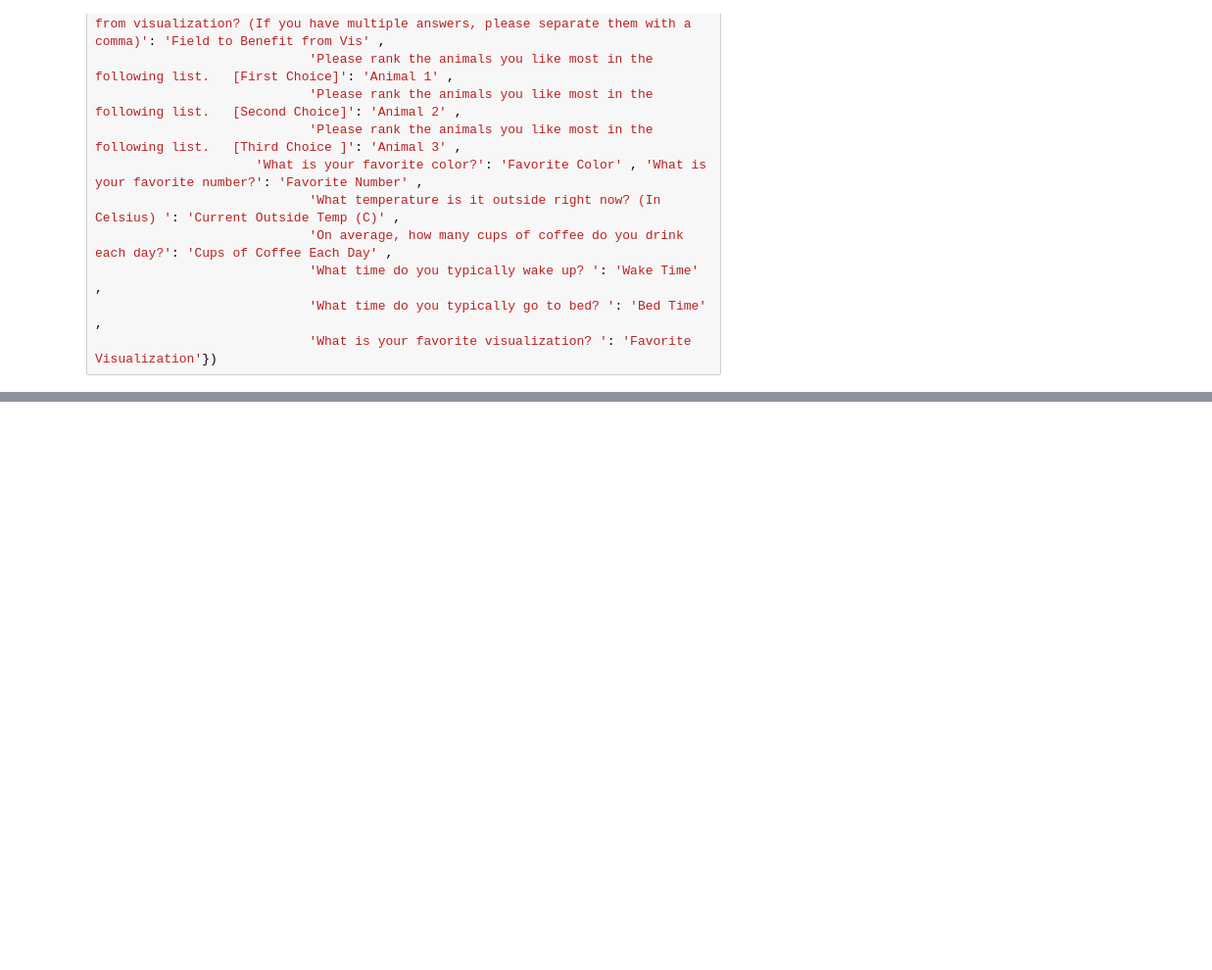
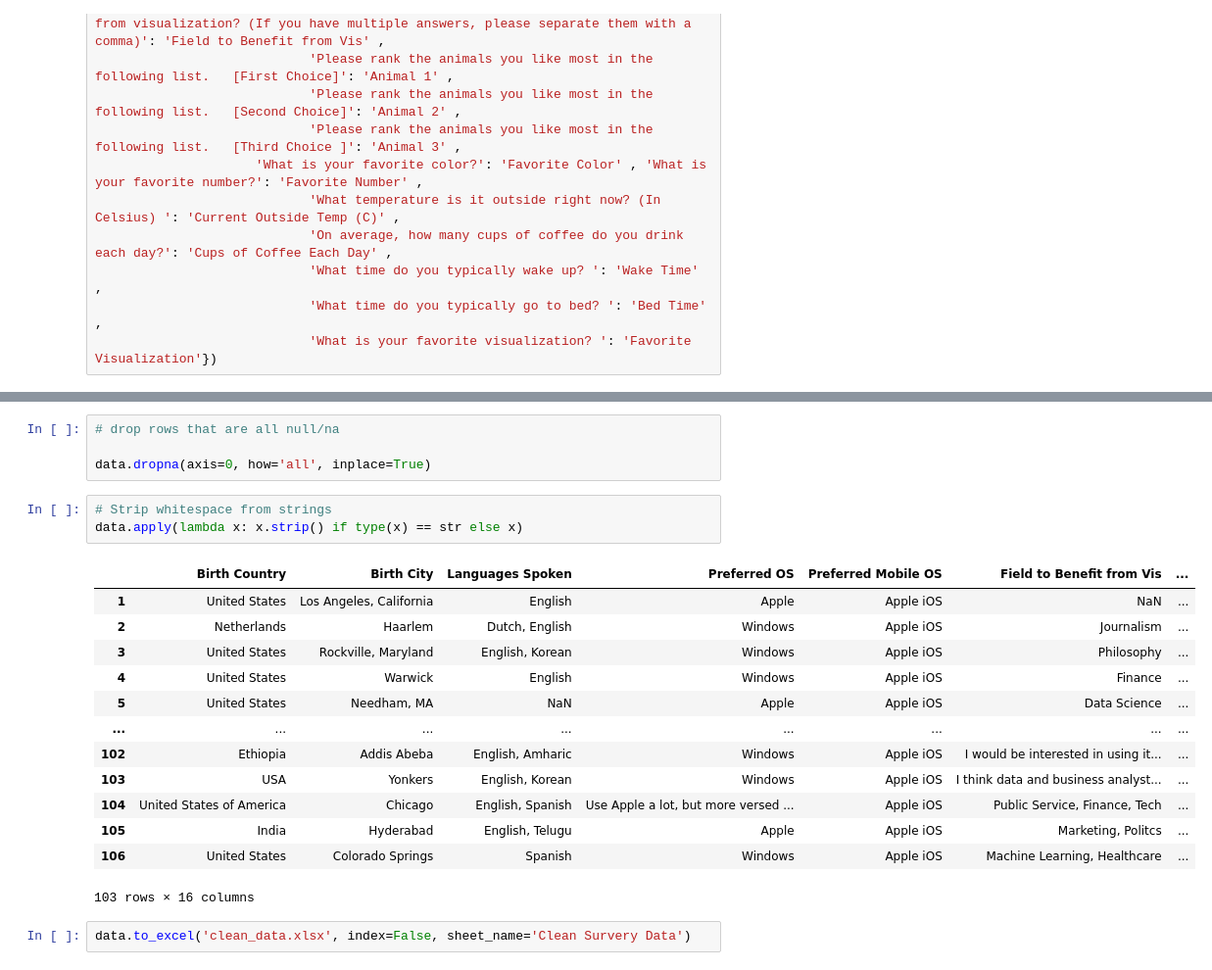
Before and after one commit to jjz17/DS4200-HW2, a Jupyter notebook: data_wrangling.ipynb, the cells around one changed output, grey strips where cells are left out. Shown: that part at 98% size. Saved outputs shown, nothing was run; the diff lists cells and outputs as text; blank space fills up the shorter version.

Commit message:
Cleaned and exported data

```diff
--- a/data_wrangling.ipynb
+++ b/data_wrangling.ipynb
@@ -243,0 +226,23 @@ data
+# %%
+# drop rows that are all null/na
+
+data.dropna(axis=0, how='all', inplace=True)
+# %%
+# Strip whitespace from strings
+data.apply(lambda x: x.strip() if type(x) == str else x)
+# %% [output]
+|  | Birth Country | Birth City | Languages Spoken | Preferred OS | Preferred Mobile OS | Field to Benefit from Vis | ... |
+| 1 | United States | Los Angeles, California | English | Apple | Apple iOS | NaN | ... |
+| 2 | Netherlands | Haarlem | Dutch, English | Windows | Apple iOS | Journalism | ... |
+| 3 | United States | Rockville, Maryland | English, Korean | Windows | Apple iOS | Philosophy | ... |
+| 4 | United States | Warwick | English | Windows | Apple iOS | Finance | ... |
+| 5 | United States | Needham, MA | NaN | Apple | Apple iOS | Data Science | ... |
+| ... | ... | ... | ... | ... | ... | ... | ... |
+| 102 | Ethiopia | Addis Abeba | English, Amharic | Windows | Apple iOS | I would be interested in using it... | ... |
+| 103 | USA | Yonkers | English, Korean | Windows | Apple iOS | I think data and business analyst... | ... |
+| 104 | United States of America | Chicago | English, Spanish | Use Apple a lot, but more versed ... | Apple iOS | Public Service, Finance, Tech | ... |
+| 105 | India | Hyderabad | English, Telugu | Apple | Apple iOS | Marketing, Politcs | ... |
+| 106 | United States | Colorado Springs | Spanish | Windows | Apple iOS | Machine Learning, Healthcare | ... |
+103 rows × 16 columns
+# %%
+data.to_excel('clean_data.xlsx', index=False, sheet_name='Clean Survery Data')
```
Also changed, not shown: parts of 3 cells of this notebook.
